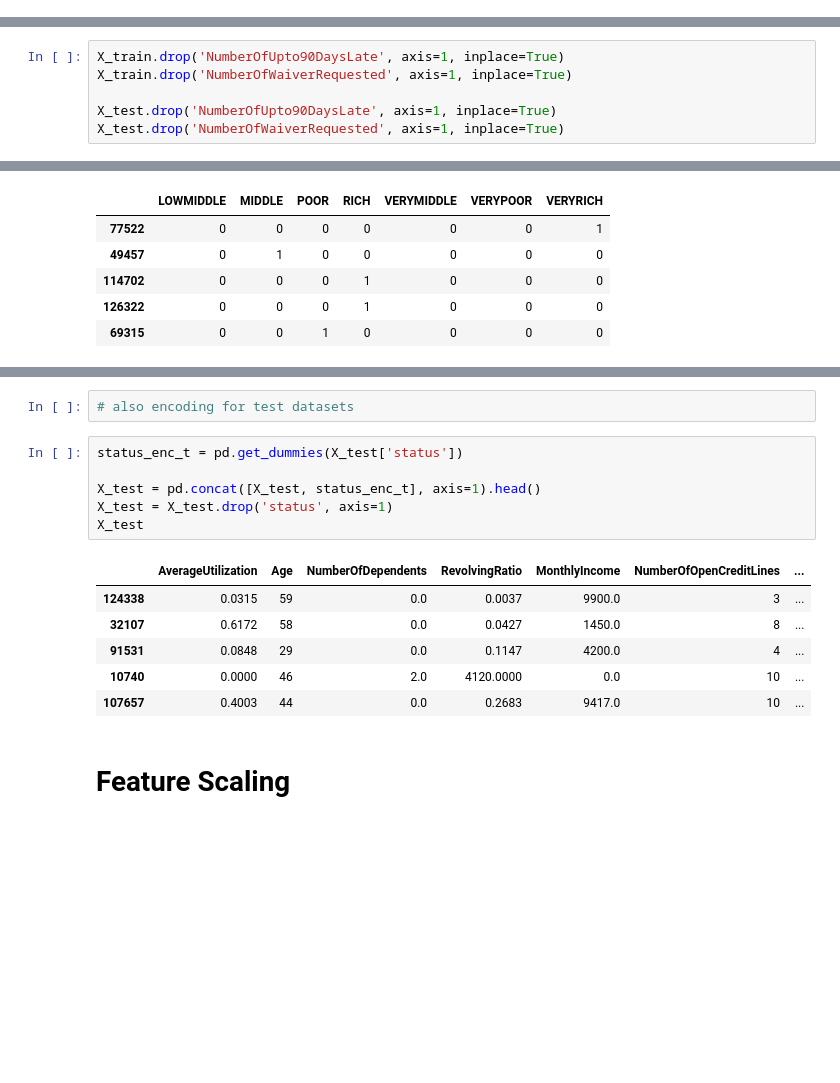
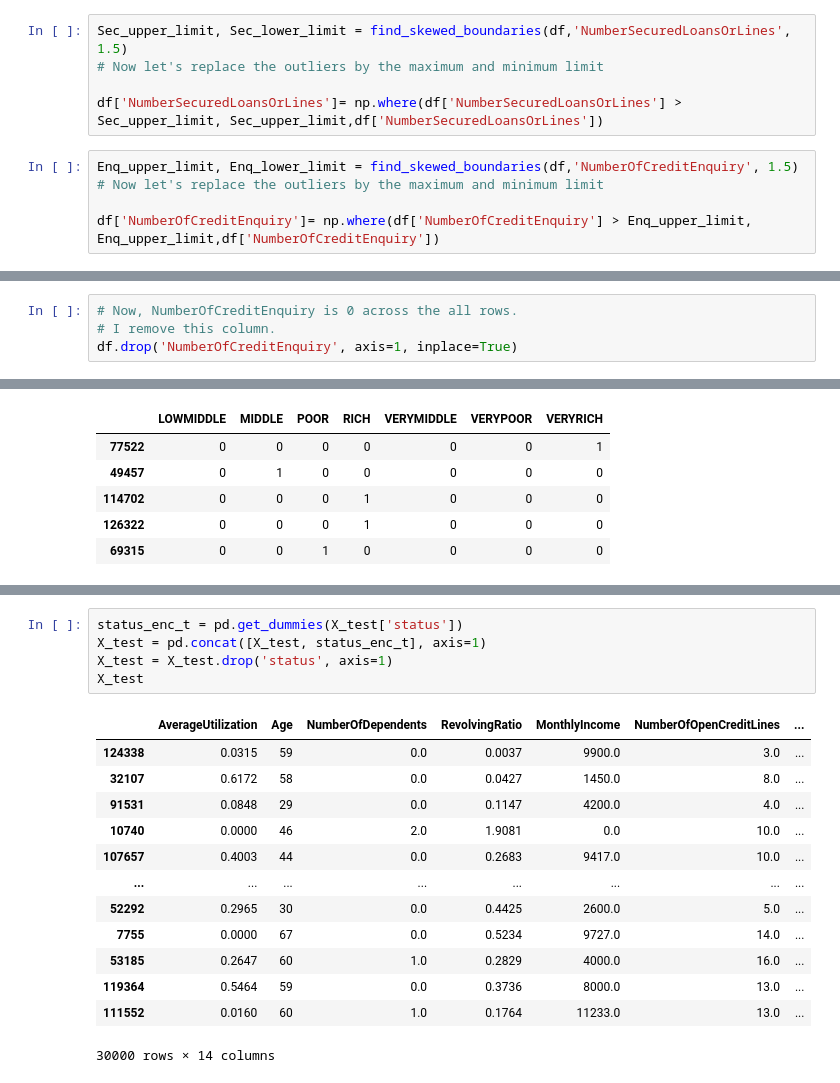
Before and after one commit to Hiroto555/ML-Project, a Jupyter notebook: default-prediction.ipynb, the cells around one changed output, grey strips where cells are left out. Cells and saved outputs as stored; diff of their text form; blank space fills up the shorter version.

```diff
--- a/default-prediction.ipynb
+++ b/default-prediction.ipynb
@@ -229,0 +312,10 @@ Name: NumberOfUpto90DaysLate, dtype: float64
+# %%
+Sec_upper_limit, Sec_lower_limit = find_skewed_boundaries(df,'NumberSecuredLoansOrLines', 1.5)
+# Now let's replace the outliers by the maximum and minimum limit
+
+df['NumberSecuredLoansOrLines']= np.where(df['NumberSecuredLoansOrLines'] > Sec_upper_limit, Sec_upper_limit,df['NumberSecuredLoansOrLines'])
+# %%
+Enq_upper_limit, Enq_lower_limit = find_skewed_boundaries(df,'NumberOfCreditEnquiry', 1.5)
+# Now let's replace the outliers by the maximum and minimum limit
+
+df['NumberOfCreditEnquiry']= np.where(df['NumberOfCreditEnquiry'] > Enq_upper_limit, Enq_upper_limit,df['NumberOfCreditEnquiry'])
@@ -230,3 +326,7 @@ Name: NumberOfUpto90DaysLate, dtype: float64
+# %%
+# Now, NumberOfCreditEnquiry is 0 across the all rows.
+# I remove this column.
+df.drop('NumberOfCreditEnquiry', axis=1, inplace=True)
 # %%
 # separate train and test sets
 X = df.drop(labels=['PaymentMissFlag'], axis=1)
@@ -337,9 +405,3 @@ plt.savefig('heatmap.png', dpi=300, bbox_inches='tight')
-# %%
-X_train.drop('NumberOfUpto90DaysLate', axis=1, inplace=True)
-X_train.drop('NumberOfWaiverRequested', axis=1, inplace=True)
-
-X_test.drop('NumberOfUpto90DaysLate', axis=1, inplace=True)
-X_test.drop('NumberOfWaiverRequested', axis=1, inplace=True)
 # %% [markdown]
 # Dealing with Missinfd Value
 # %%
@@ -436,17 +505,19 @@ X_train
-# %%
-# also encoding for test datasets
 # %%
 status_enc_t = pd.get_dummies(X_test['status'])
-
-X_test = pd.concat([X_test, status_enc_t], axis=1).head()
+X_test = pd.concat([X_test, status_enc_t], axis=1)
 X_test = X_test.drop('status', axis=1)
 X_test
 # %% [output]
 |  | AverageUtilization | Age | NumberOfDependents | RevolvingRatio | MonthlyIncome | NumberOfOpenCreditLines | ... |
-| 124338 | 0.0315 | 59 | 0.0 | 0.0037 | 9900.0 | 3 | ... |
-| 32107 | 0.6172 | 58 | 0.0 | 0.0427 | 1450.0 | 8 | ... |
-| 91531 | 0.0848 | 29 | 0.0 | 0.1147 | 4200.0 | 4 | ... |
-| 10740 | 0.0000 | 46 | 2.0 | 4120.0000 | 0.0 | 10 | ... |
-| 107657 | 0.4003 | 44 | 0.0 | 0.2683 | 9417.0 | 10 | ... |
+| 124338 | 0.0315 | 59 | 0.0 | 0.0037 | 9900.0 | 3.0 | ... |
+| 32107 | 0.6172 | 58 | 0.0 | 0.0427 | 1450.0 | 8.0 | ... |
+| 91531 | 0.0848 | 29 | 0.0 | 0.1147 | 4200.0 | 4.0 | ... |
+| 10740 | 0.0000 | 46 | 2.0 | 1.9081 | 0.0 | 10.0 | ... |
+| 107657 | 0.4003 | 44 | 0.0 | 0.2683 | 9417.0 | 10.0 | ... |
+| ... | ... | ... | ... | ... | ... | ... | ... |
+| 52292 | 0.2965 | 30 | 0.0 | 0.4425 | 2600.0 | 5.0 | ... |
+| 7755 | 0.0000 | 67 | 0.0 | 0.5234 | 9727.0 | 14.0 | ... |
+| 53185 | 0.2647 | 60 | 1.0 | 0.2829 | 4000.0 | 16.0 | ... |
+| 119364 | 0.5464 | 59 | 0.0 | 0.3736 | 8000.0 | 13.0 | ... |
+| 111552 | 0.0160 | 60 | 1.0 | 0.1764 | 11233.0 | 13.0 | ... |
+30000 rows × 14 columns
-# %% [markdown]
-# Feature Scaling
```
Also changed, not shown: parts of 25 cells of this notebook.
